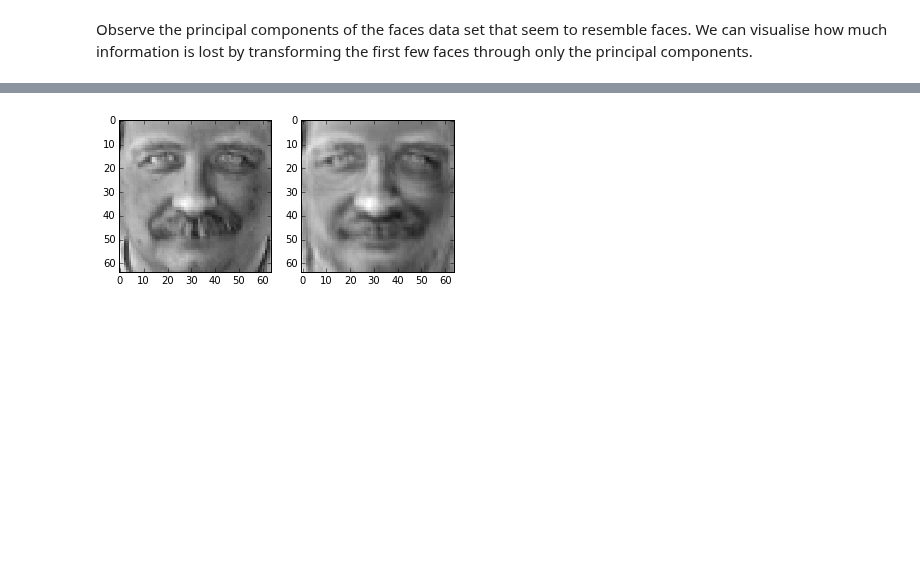
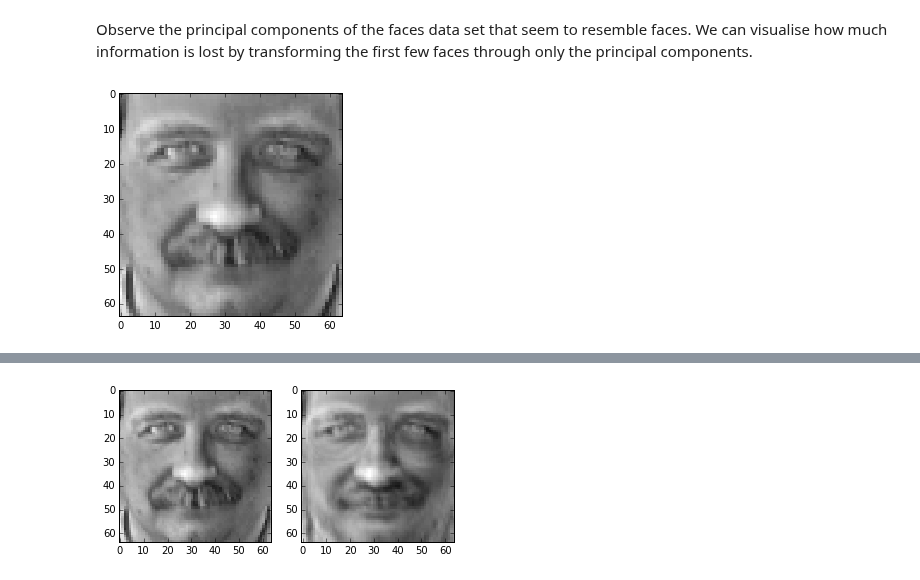
Before and after one commit to NICTA/MLSS, a Jupyter notebook: Intro to python.ipynb, the cells around one changed output, grey strips where cells are left out. Drawn from its saved outputs; the diff is of its cells as text; code cells hidden in the pictures; blank space fills up the shorter version.

```diff
--- a/Intro to python.ipynb
+++ b/Intro to python.ipynb
@@ -378,2 +404,8 @@ plot_faces(top_components, 5) # Only plot the best 5
 # %% [markdown]
 Observe the principal components of the faces data set that seem to resemble faces. We can visualise how much information is lost by transforming the first few faces through only the principal components.
+# %%
+# For the first face, show the components of the top 5 eigenfaces
+face = faces[0, :]
+plot_face(face)
+# %% [output]
+[figure, added]
```
Also changed, not shown: parts of 27 cells of this notebook, 1 other file.
